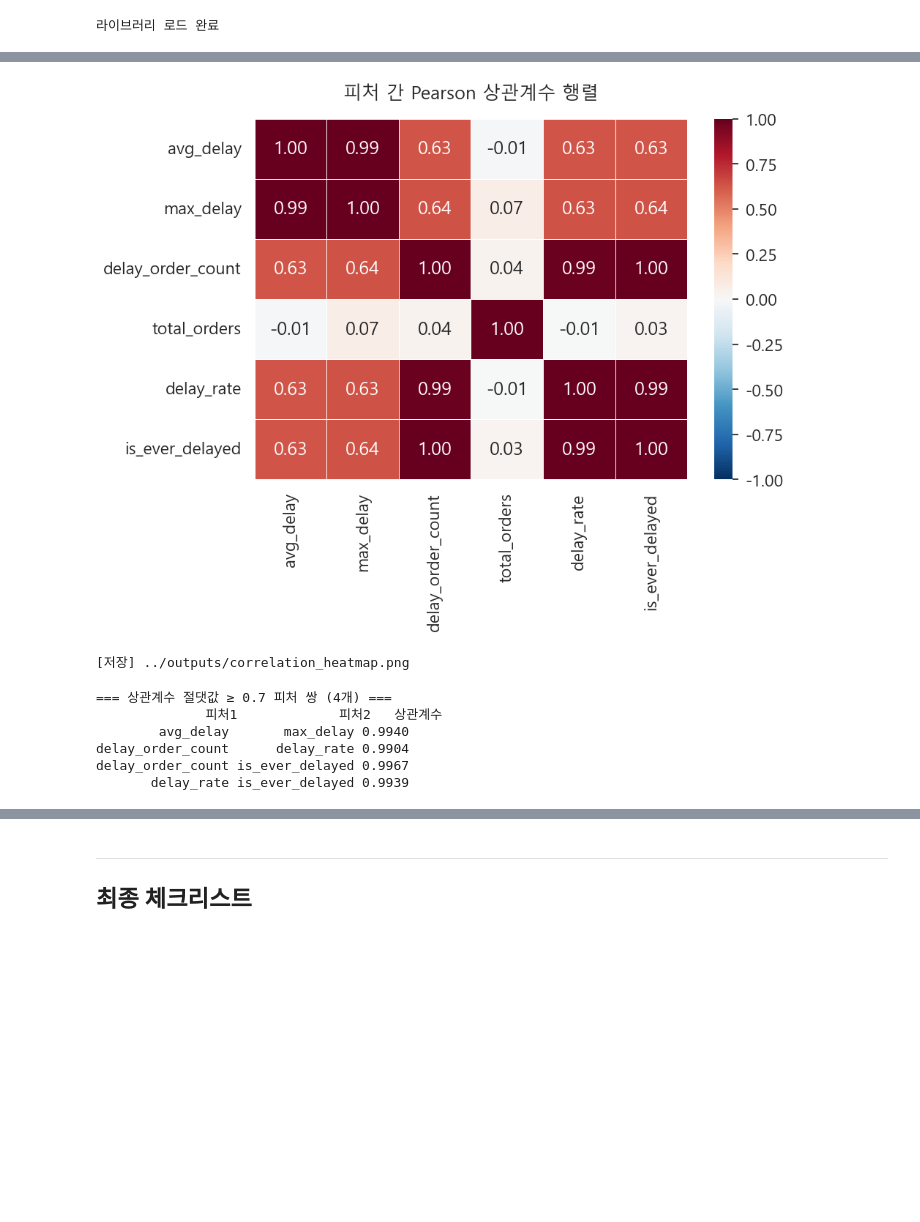
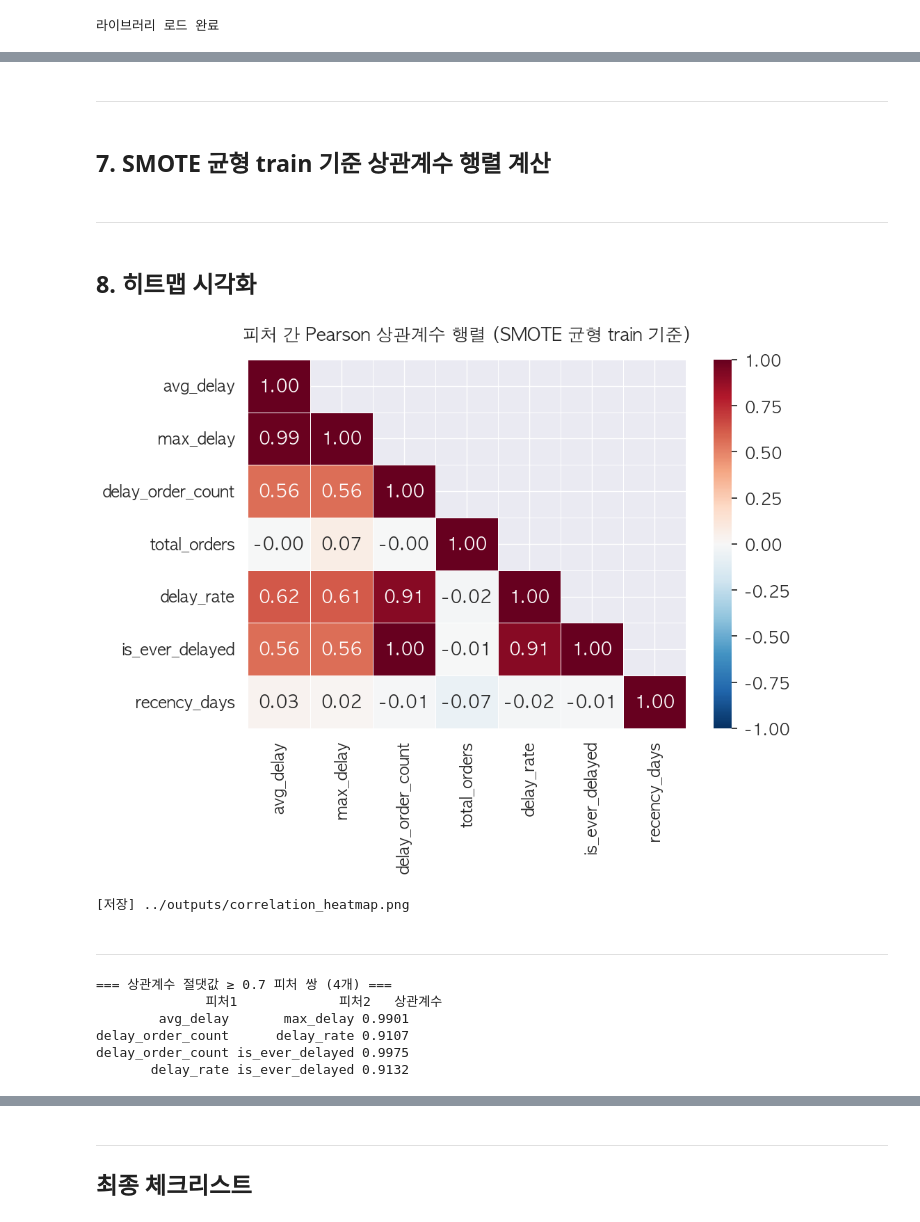
Before and after one commit to Jeongmxxjxx/olist-churn-project, a Jupyter notebook: notebooks/03_preprocessing.ipynb, the cells around one changed output, grey strips where cells are left out. Cells and saved outputs as stored; diff of their text form; code cells hidden in the pictures; blank space fills up the shorter version.

```diff
--- a/notebooks/03_preprocessing.ipynb
+++ b/notebooks/03_preprocessing.ipynb
@@ -119,7 +123,7 @@ dtype: int64
 - 캡핑은 train/test split 이전, 전체 데이터 기준으로 적용
 # %%
 # ── 연속형 피처 캡핑 ─────────────────────────────────────────────────
-cap_cols = ['avg_delay', 'max_delay', 'delay_rate']
+cap_cols = ['avg_delay', 'max_delay', 'delay_rate', 'recency_days']
 existing_cap = [c for c in cap_cols if c in df.columns]
 
 print("=== 캡핑 전후 비교 (1~99 percentile) ===")
@@ -225,0 +232,20 @@ Train: 67,496행  /  Test: 16,875행
+# %%
+print("=== SMOTE 적용 전 Train 클래스 분포 ===")
+print(y_train.value_counts())
+print(y_train.value_counts(normalize=True).round(3))
+
+sm = SMOTE(random_state=42)
+X_train_smote, y_train_smote = sm.fit_resample(X_train, y_train)
+
+print("\n=== SMOTE 적용 후 Train 클래스 분포 ===")
+smote_dist  = pd.Series(y_train_smote).value_counts()
+smote_ratio = pd.Series(y_train_smote).value_counts(normalize=True)
+print(f"  유지 (0): {smote_dist.get(0, 0):,}명  ({smote_ratio.get(0, 0):.1%})")
+print(f"  이탈 (1): {smote_dist.get(1, 0):,}명  ({smote_ratio.get(1, 0):.1%})")
+print(f"  전체     : {len(y_train_smote):,}명")
+
+X_train_smote = pd.DataFrame(X_train_smote, columns=X_train.columns)
+y_train_smote = pd.Series(y_train_smote, name='label')
+
+print("\n[검증] Test 셋 변경 없음")
+print(f"  X_test shape: {X_test.shape}  (SMOTE 미적용)")
@@ -226,34 +270,44 @@ Train: 67,496행  /  Test: 16,875행
+# %% [markdown]
+---
+# %% [markdown]
+## 7. SMOTE 균형 train 기준 상관계수 행렬 계산
+# %%
+train_smote_with_label = X_train_smote.copy()
+train_smote_with_label['label'] = y_train_smote.values
+
+numeric_cols = train_smote_with_label.select_dtypes(include=[np.number]).columns.tolist()
+feature_cols = [c for c in numeric_cols if c != 'label']
+
+corr_matrix = train_smote_with_label[feature_cols].corr(method='pearson')
+# %% [markdown]
+---
+# %% [markdown]
+## 8. 히트맵 시각화
 # %%
-# ── 상관계수 행렬 계산 ────────────────────────────────────────────────
-# X_train 기준으로 계산 (label 포함 버전)
-train_with_label = X_train.copy()
-train_with_label['label'] = y_train.values
+mask = np.triu(np.ones_like(corr_matrix, dtype=bool), k=1)
 
-numeric_cols = train_with_label.select_dtypes(include=[np.number]).columns.tolist()
-feature_cols = [c for c in numeric_cols if c != 'label']
-
-corr_matrix = train_with_label[feature_cols].corr(method='pearson')
-
-# ── 히트맵 시각화 ──────────────────────────────────────────────────────
 fig, ax = plt.subplots(figsize=(max(10, len(feature_cols) * 1.5),
                                 max(8,  len(feature_cols) * 1.2)))
 sns.heatmap(
     corr_matrix,
+    mask=mask,
     annot=True, fmt='.2f', cmap='RdBu_r',
     center=0, vmin=-1, vmax=1,
     linewidths=0.5, ax=ax
 )
-ax.set_title('피처 간 Pearson 상관계수 행렬', pad=20)
+ax.set_title('피처 간 Pearson 상관계수 행렬 (SMOTE 균형 train 기준)', pad=20)
 plt.tight_layout()
 heatmap_path = '../outputs/correlation_heatmap.png'
 plt.savefig(heatmap_path, dpi=150, bbox_inches='tight')
 plt.show()
 print(f"[저장] {heatmap_path}")
 # %% [output]
-[figure, old version]
+[figure, new version]
 [저장] ../outputs/correlation_heatmap.png
+# %% [markdown]
+---
 # %%
-# ── 절댓값 0.7 이상 쌍 추출 ───────────────────────────────────────────
+# ── 절댓값 0.7 이상 쌍 추출 (다중공선성 제거) ────────────────────────
 high_corr_pairs = []
 checked = set()
 
@@ -277,7 +331,7 @@ else:
 # %% [output]
 === 상관계수 절댓값 ≥ 0.7 피처 쌍 (4개) ===
               피처1             피처2   상관계수
-        avg_delay       max_delay 0.9940
-delay_order_count      delay_rate 0.9904
-delay_order_count is_ever_delayed 0.9967
-       delay_rate is_ever_delayed 0.9939
+        avg_delay       max_delay 0.9901
+delay_order_count      delay_rate 0.9107
+delay_order_count is_ever_delayed 0.9975
+       delay_rate is_ever_delayed 0.9132
```
Also changed, not shown: parts of 26 cells of this notebook, 4 other files.
